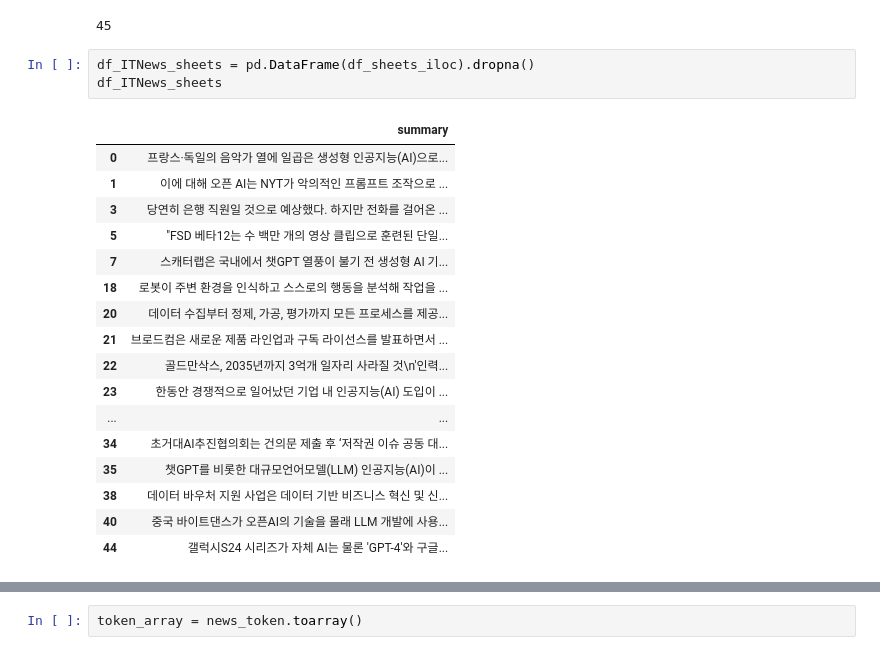
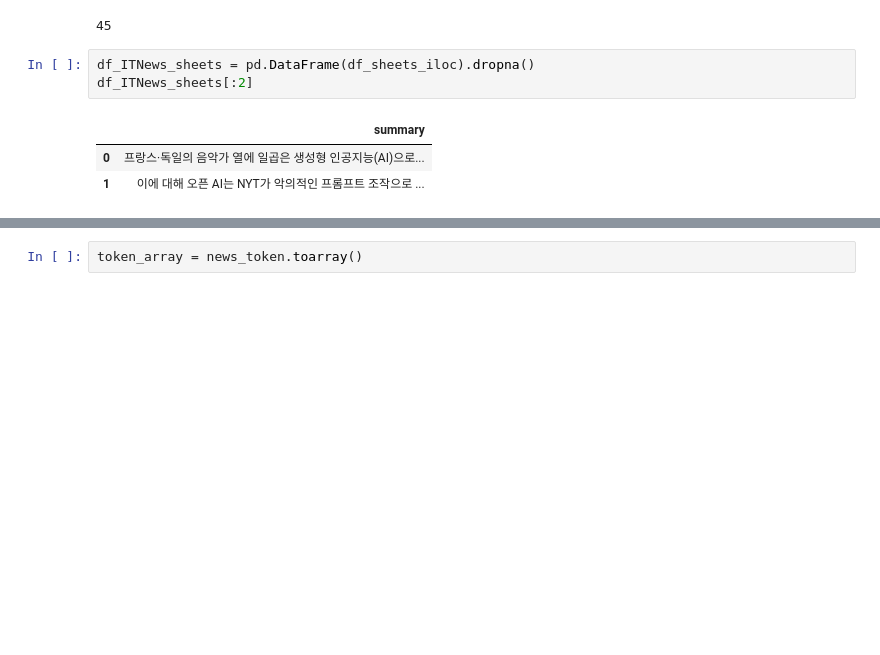
Before and after one commit to kdj0712/study_AIs, a Jupyter notebook: docs/quests/NLPs/classification_news.ipynb, the cells around one changed output, grey strips where cells are left out. Drawn from its saved outputs; the diff is of its cells as text; blank space fills up the shorter version.

```diff
--- a/docs/quests/NLPs/classification_news.ipynb
+++ b/docs/quests/NLPs/classification_news.ipynb
@@ -257,22 +261,8 @@ len(df_sheets_iloc)
 45
 # %%
 df_ITNews_sheets = pd.DataFrame(df_sheets_iloc).dropna()
-df_ITNews_sheets
+df_ITNews_sheets[:2]
 # %% [output]
 |  | summary |
 | 0 | 프랑스·독일의 음악가 열에 일곱은 생성형 인공지능(AI)으로... |
 | 1 | 이에 대해 오픈 AI는 NYT가 악의적인 프롬프트 조작으로 ... |
-| 3 | 당연히 은행 직원일 것으로 예상했다. 하지만 전화를 걸어온 ... |
-| 5 | "FSD 베타12는 수 백만 개의 영상 클립으로 훈련된 단일... |
-| 7 | 스캐터랩은 국내에서 챗GPT 열풍이 불기 전 생성형 AI 기... |
-| 18 | 로봇이 주변 환경을 인식하고 스스로의 행동을 분석해 작업을 ... |
-| 20 | 데이터 수집부터 정제, 가공, 평가까지 모든 프로세스를 제공... |
-| 21 | 브로드컴은 새로운 제품 라인업과 구독 라이선스를 발표하면서 ... |
-| 22 | 골드만삭스, 2035년까지 3억개 일자리 사라질 것\n'인력... |
-| 23 | 한동안 경쟁적으로 일어났던 기업 내 인공지능(AI) 도입이 ... |
-| ... | ... |
-| 34 | 초거대AI추진협의회는 건의문 제출 후 ‘저작권 이슈 공동 대... |
-| 35 | 챗GPT를 비롯한 대규모언어모델(LLM) 인공지능(AI)이 ... |
-| 38 | 데이터 바우처 지원 사업은 데이터 기반 비즈니스 혁신 및 신... |
-| 40 | 중국 바이트댄스가 오픈AI의 기술을 몰래 LLM 개발에 사용... |
-| 44 | 갤럭시S24 시리즈가 자체 AI는 물론 'GPT-4'와 구글... |
```
Also changed, not shown: parts of 39 cells of this notebook.
